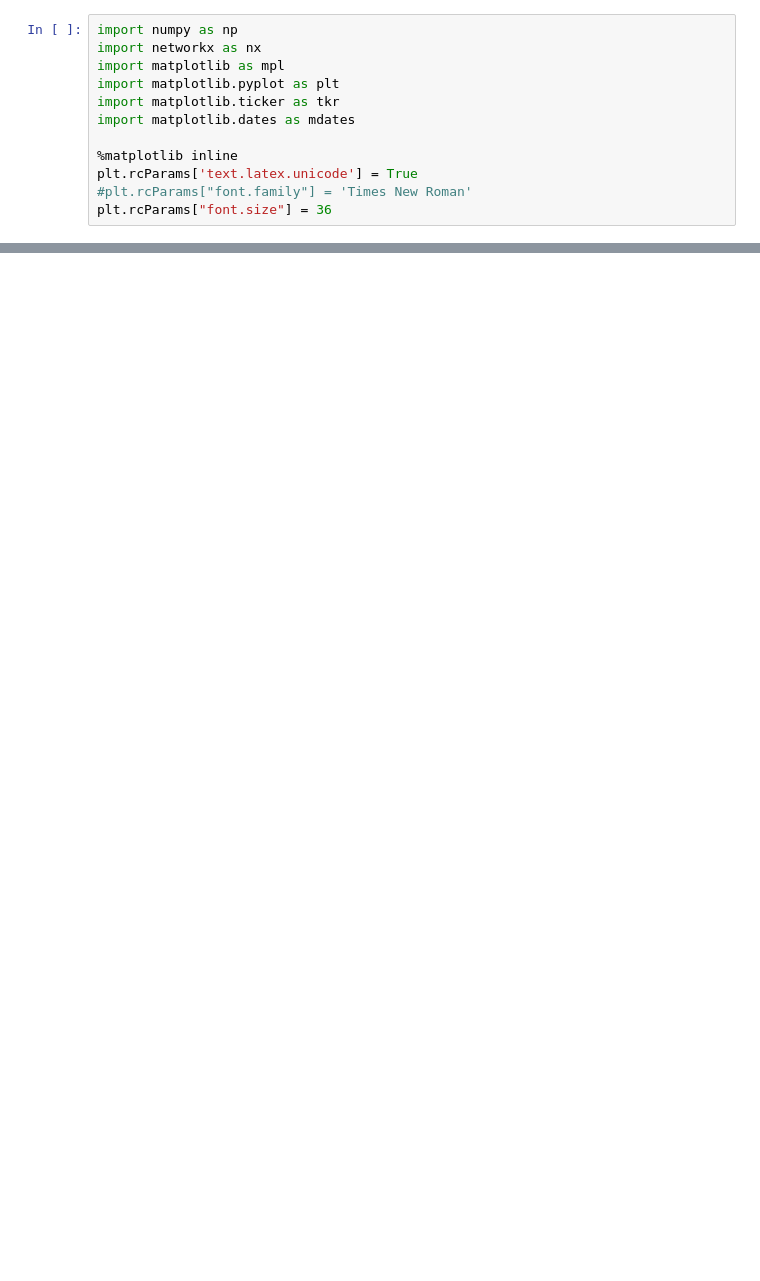
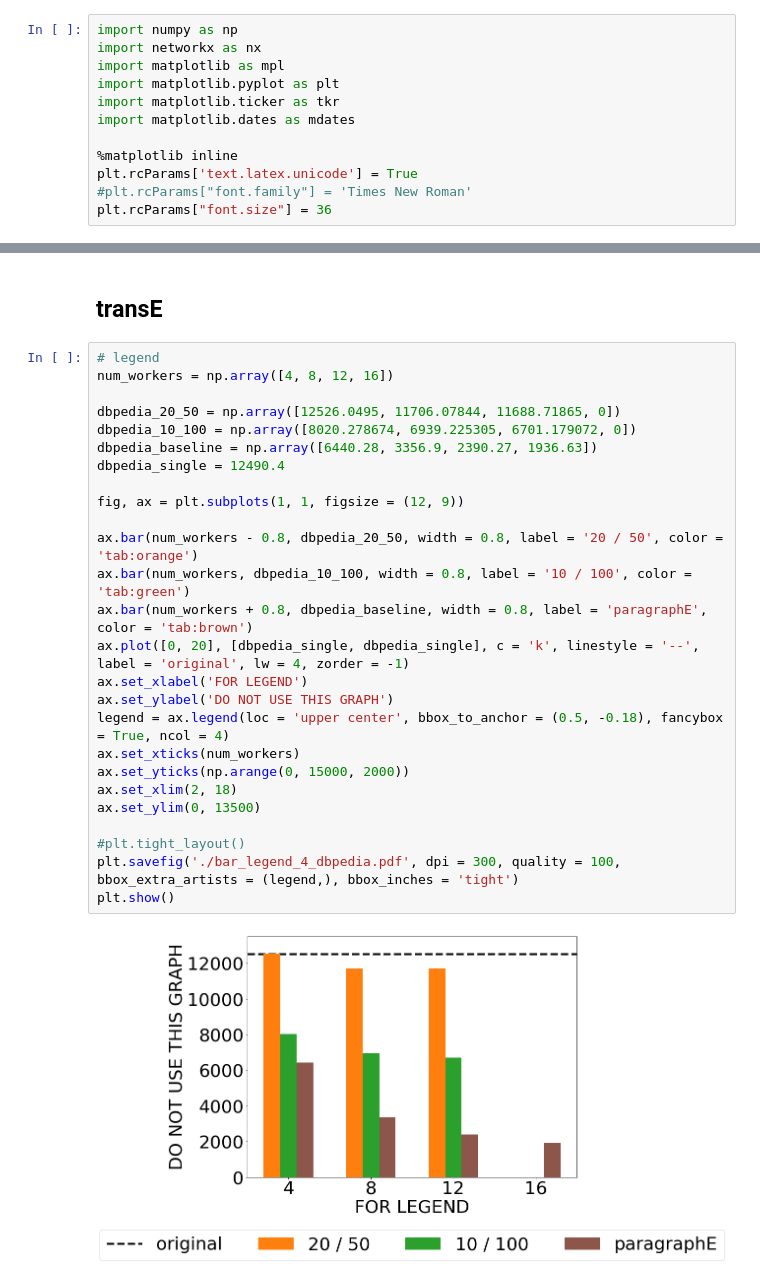
Before and after one commit to ahnjaewoo/Embedding, a Jupyter notebook: figures/figures - dbpedia.ipynb, the cells around one changed output, grey strips where cells are left out. Saved outputs shown, nothing was run; the diff lists cells and outputs as text; blank space fills up the shorter version.

```diff
--- a/figures/figures - dbpedia.ipynb
+++ b/figures/figures - dbpedia.ipynb
@@ -746,0 +13,30 @@ for l in train_wn18:
+# %% [markdown]
+## transE
+# %%
+# legend
+num_workers = np.array([4, 8, 12, 16])
+
+dbpedia_20_50 = np.array([12526.0495, 11706.07844, 11688.71865, 0])
+dbpedia_10_100 = np.array([8020.278674, 6939.225305, 6701.179072, 0])
+dbpedia_baseline = np.array([6440.28, 3356.9, 2390.27, 1936.63])
+dbpedia_single = 12490.4
+
+fig, ax = plt.subplots(1, 1, figsize = (12, 9))
+
+ax.bar(num_workers - 0.8, dbpedia_20_50, width = 0.8, label = '20 / 50', color = 'tab:orange')
+ax.bar(num_workers, dbpedia_10_100, width = 0.8, label = '10 / 100', color = 'tab:green')
+ax.bar(num_workers + 0.8, dbpedia_baseline, width = 0.8, label = 'paragraphE', color = 'tab:brown')
+ax.plot([0, 20], [dbpedia_single, dbpedia_single], c = 'k', linestyle = '--', label = 'original', lw = 4, zorder = -1)
+ax.set_xlabel('FOR LEGEND')
+ax.set_ylabel('DO NOT USE THIS GRAPH')
+legend = ax.legend(loc = 'upper center', bbox_to_anchor = (0.5, -0.18), fancybox = True, ncol = 4)
+ax.set_xticks(num_workers)
+ax.set_yticks(np.arange(0, 15000, 2000))
+ax.set_xlim(2, 18)
+ax.set_ylim(0, 13500)
+
+#plt.tight_layout()
+plt.savefig('./bar_legend_4_dbpedia.pdf', dpi = 300, quality = 100, bbox_extra_artists = (legend,), bbox_inches = 'tight')
+plt.show()
+# %% [output]
+[figure, added]
```
Also changed, not shown: parts of 43 cells of this notebook, 30 other files.
